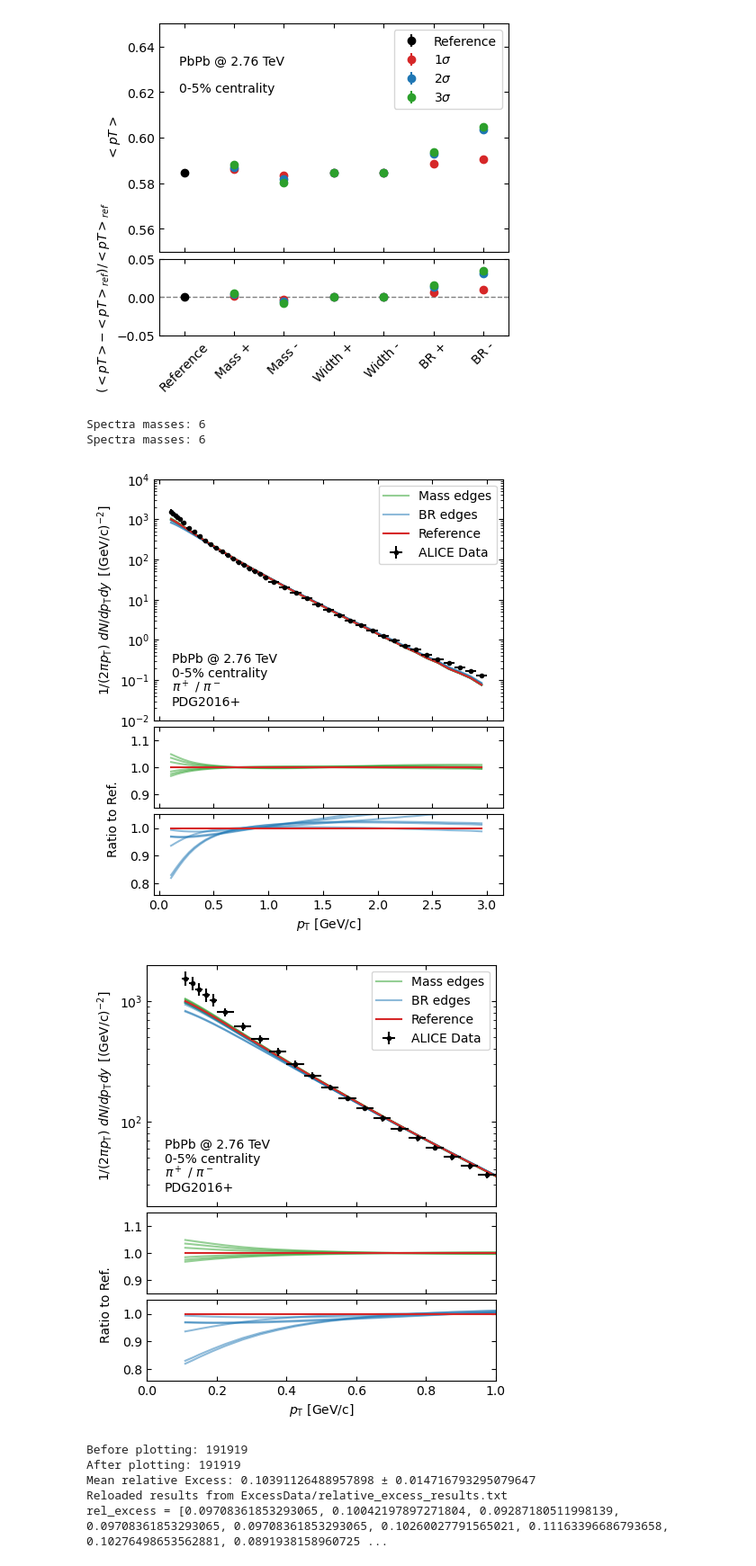
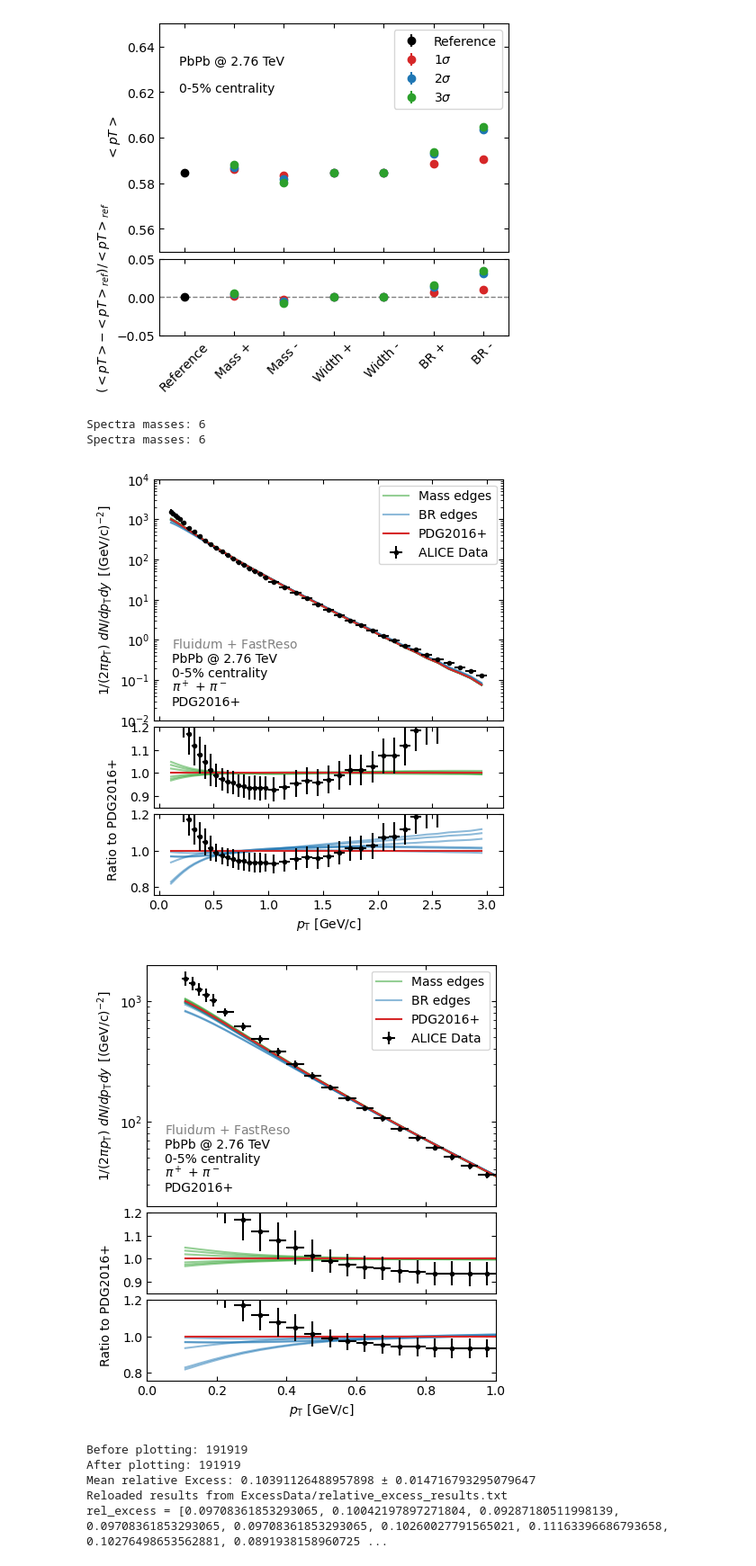
Before and after one commit to Claitos/PionExcessStudy, a Jupyter notebook: edge_study_PbPb276.ipynb, the cells around one changed output. Shown at 90% size. Cells and saved outputs as stored; diff of their text form; code cells hidden in the pictures.

```diff
--- a/edge_study_PbPb276.ipynb
+++ b/edge_study_PbPb276.ipynb
@@ -148,9 +142,16 @@ ResultsList([[(400.94178173921557, 0.005964256008713753), (391.01798946842484, 0
 # %% [markdown]
 ## Look at Reference
 # %%
+include("Libs/plotter.jl");
 index = 1    # 1 : reference
 
 test_reference = get_results_from_list_helper(rescaled_result_pion_cuts, index)
+mult_reference = test_reference.multiplicity_total_reference
+println("Reference multiplicity (0.5 - 2.0 GeV/c): ", mult_reference[1], " +- ", mult_reference[2])
+
+
+ref_spectra = getindex.(test_reference.spectra_total[:], 1)
+println("Reference spectra", ref_spectra)
 
 pT_range = collect(0:0.01:3)
 test_reference_pT = get_results(fo,  getfield(dic_cuts[index], :pion), params, pT_range; interpolate_3d=use_3d_kernel)
@@ -232,13 +235,13 @@ println(mean_pT_err_list)
 # %%
 include("Libs/plotter_final.jl");
 QM_bool = false
-plot_spectra_relative_colors(rescaled_result_pion_cuts, data_pion; QM=QM_bool, save=save_plots)
-plot_spectra_relative_colors(rescaled_result_pion_cuts, data_pion; excess=true, QM=QM_bool, save=save_plots)
+plot_spectra_relative_colors(rescaled_result_pion_cuts, data_pion, ref_spectra; QM=QM_bool, save=save_plots)
+plot_spectra_relative_colors(rescaled_result_pion_cuts, data_pion, ref_spectra; excess=true, QM=QM_bool, save=save_plots)
 # %% [output]
 Spectra masses: 6
 Spectra masses: 6
-[figure, old version]
+[figure, new version]
-[figure, old version]
+[figure, new version]
 # %%
 plot_rel_excess_colors(rel_excess, rel_excess_err_exp, rel_excess_err_mod; nsigma=true, QM=QM_bool, edge=true, save=save_plots)
 
```
Also changed, not shown: parts of 11 cells of this notebook, 15 other files.
